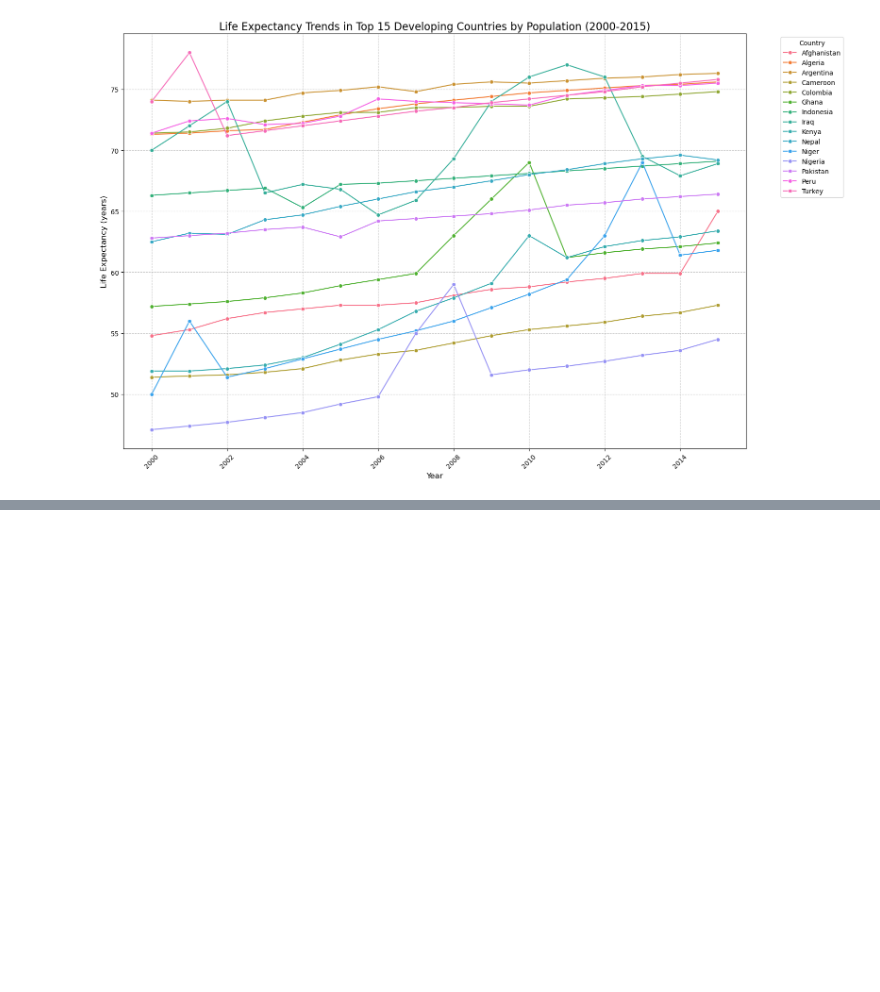
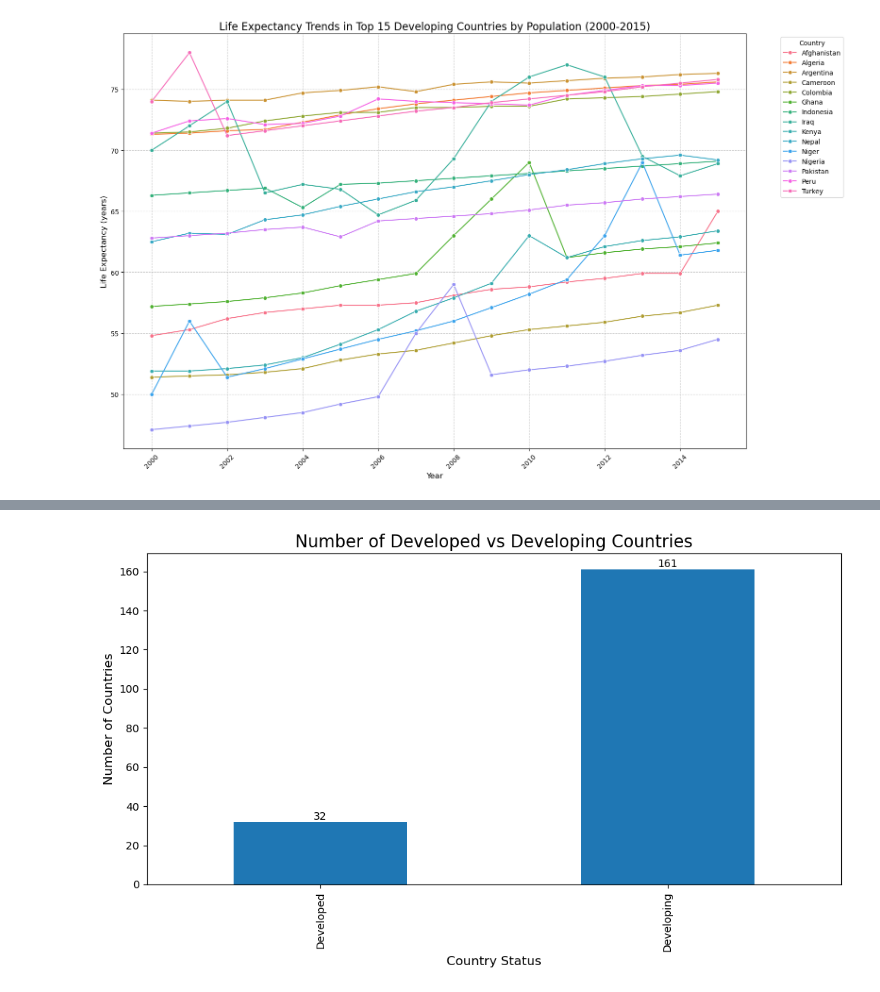
Before and after one commit to SRF-DS/project_1_group_3, a Jupyter notebook: life_expectancy_analysis.ipynb, the cells around one changed output, grey strips where cells are left out. Cells and saved outputs as stored; diff of their text form; code cells hidden in the pictures; blank space fills up the shorter version.

```diff
--- a/life_expectancy_analysis.ipynb
+++ b/life_expectancy_analysis.ipynb
@@ -315,0 +356,24 @@ plt.show()
+# %%
+# Count the number of unique countries for each status
+country_counts = df.groupby('Status')['Country'].nunique()
+
+# Create the bar graph
+plt.figure(figsize=(10, 6))
+country_counts.plot(kind='bar')
+
+plt.title('Number of Developed vs Developing Countries', fontsize=16)
+plt.xlabel('Country Status', fontsize=12)
+plt.ylabel('Number of Countries', fontsize=12)
+
+# Add value labels on top of each bar
+for i, v in enumerate(country_counts):
+    plt.text(i, v, str(v), ha='center', va='bottom')
+
+# Save the plot
+plt.savefig('life_expectancy_total_by_status.png', dpi=300, bbox_inches='tight')
+
+
+plt.tight_layout()
+plt.show()
+# %% [output]
+[figure, added]
```
Also changed, not shown: parts of 3 cells of this notebook, 11 other files.
